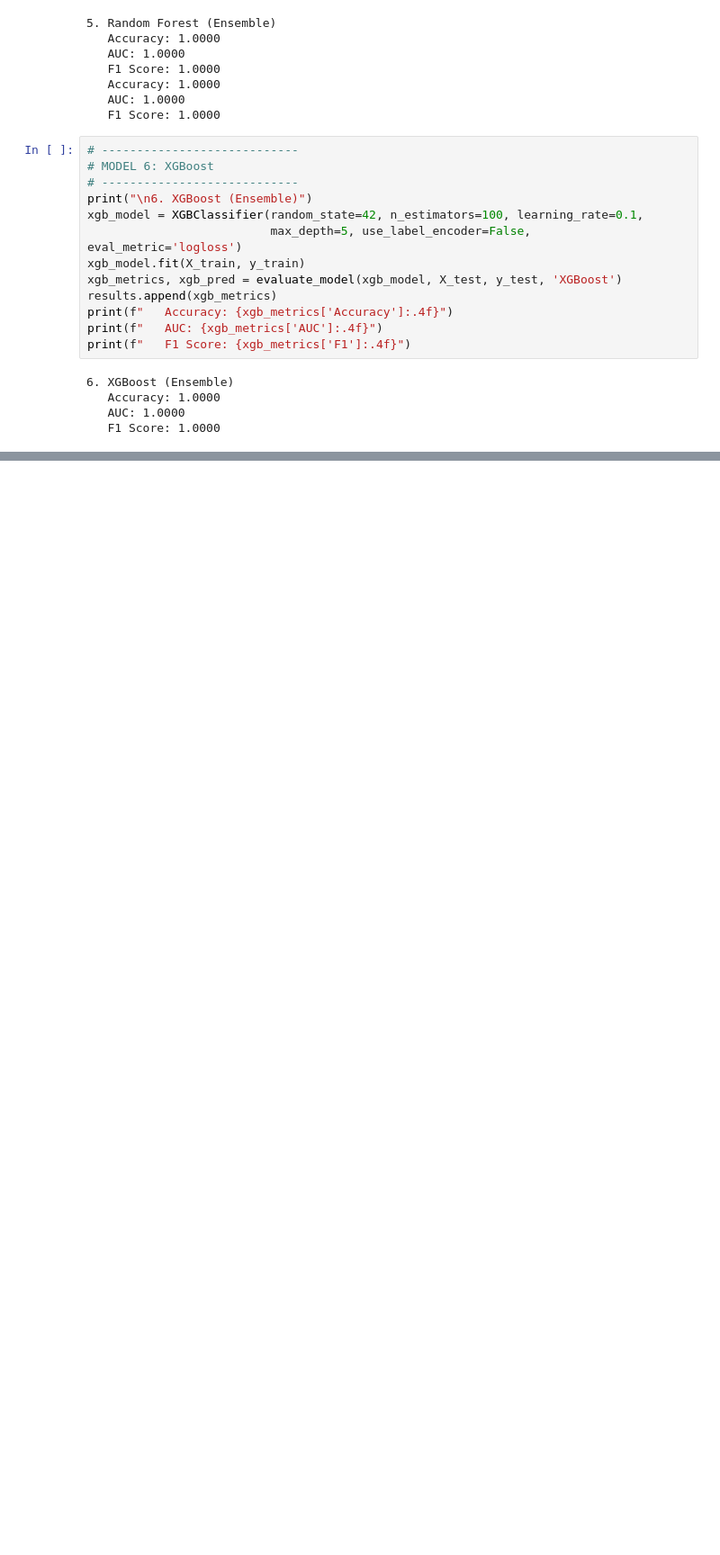
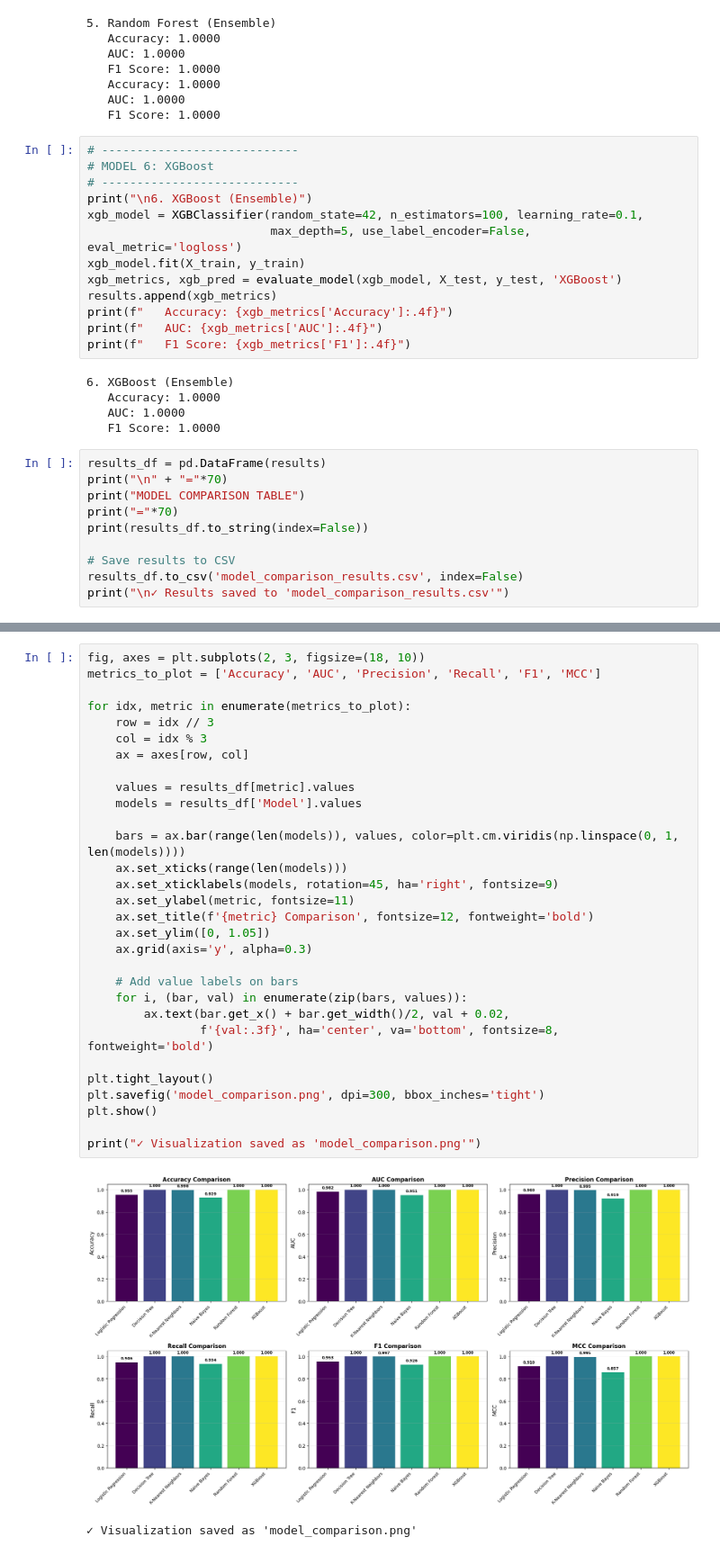
Before and after one commit to Guru-Abhishek-Tripathi/HeartFailurePrediction, a Jupyter notebook: models/mushroom_classification.ipynb, the cells around one changed output, grey strips where cells are left out. Shown at 90% size. Drawn from its saved outputs; the diff is of its cells as text; blank space fills up the shorter version.

Commit message:
Data loading and all  6 models trained.

```diff
--- a/models/mushroom_classification.ipynb
+++ b/models/mushroom_classification.ipynb
@@ -264,3 +264,13 @@ print(f"   F1 Score: {xgb_metrics['F1']:.4f}")
    Accuracy: 1.0000
    AUC: 1.0000
    F1 Score: 1.0000
+# %%
+results_df = pd.DataFrame(results)
+print("\n" + "="*70)
+print("MODEL COMPARISON TABLE")
+print("="*70)
+print(results_df.to_string(index=False))
+
+# Save results to CSV
+results_df.to_csv('model_comparison_results.csv', index=False)
+print("\n✓ Results saved to 'model_comparison_results.csv'")
@@ -266,0 +290,33 @@ print(f"   F1 Score: {xgb_metrics['F1']:.4f}")
+# %%
+fig, axes = plt.subplots(2, 3, figsize=(18, 10))
+metrics_to_plot = ['Accuracy', 'AUC', 'Precision', 'Recall', 'F1', 'MCC']
+
+for idx, metric in enumerate(metrics_to_plot):
+    row = idx // 3
+    col = idx % 3
+    ax = axes[row, col]
+
+    values = results_df[metric].values
+    models = results_df['Model'].values
+
+    bars = ax.bar(range(len(models)), values, color=plt.cm.viridis(np.linspace(0, 1, len(models))))
+    ax.set_xticks(range(len(models)))
+    ax.set_xticklabels(models, rotation=45, ha='right', fontsize=9)
+    ax.set_ylabel(metric, fontsize=11)
+    ax.set_title(f'{metric} Comparison', fontsize=12, fontweight='bold')
+    ax.set_ylim([0, 1.05])
+    ax.grid(axis='y', alpha=0.3)
+
+    # Add value labels on bars
+    for i, (bar, val) in enumerate(zip(bars, values)):
+        ax.text(bar.get_x() + bar.get_width()/2, val + 0.02,
+                f'{val:.3f}', ha='center', va='bottom', fontsize=8, fontweight='bold')
+
+plt.tight_layout()
+plt.savefig('model_comparison.png', dpi=300, bbox_inches='tight')
+plt.show()
+
+print("✓ Visualization saved as 'model_comparison.png'")
+# %% [output]
+[figure, added]
+✓ Visualization saved as 'model_comparison.png'
```
Also changed, not shown: parts of 2 cells of this notebook.
